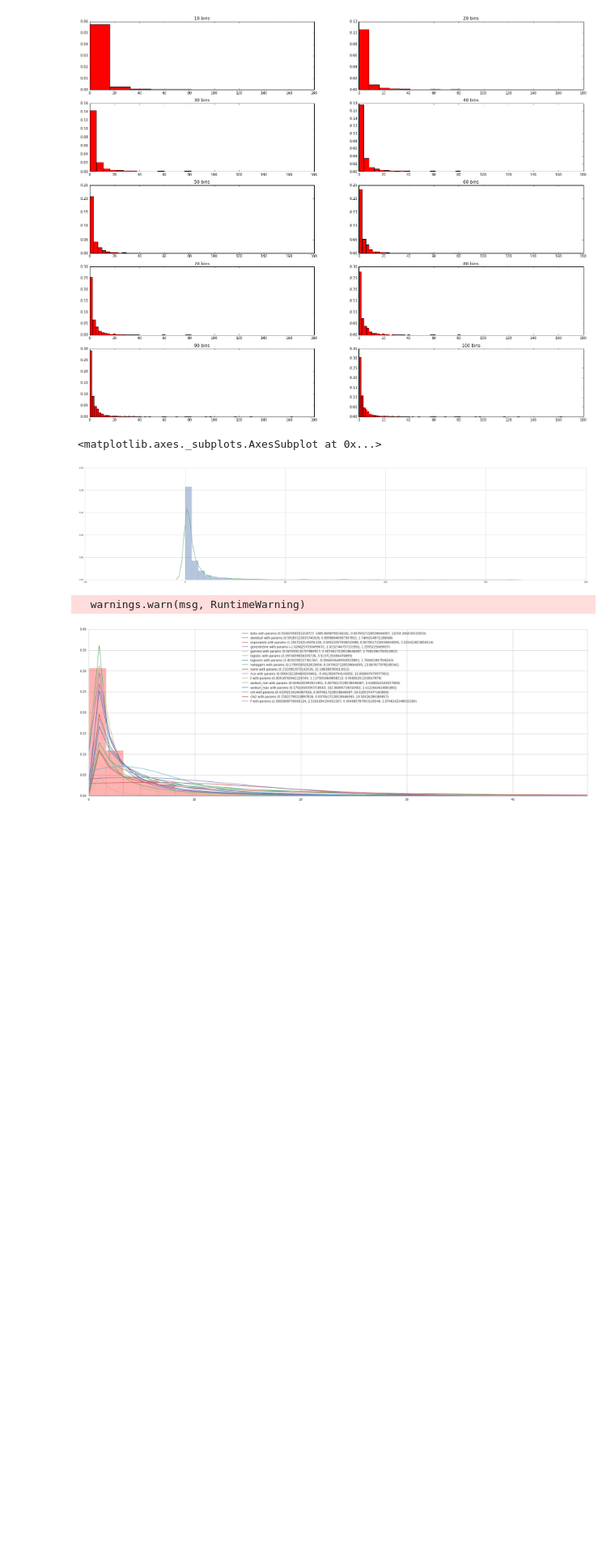
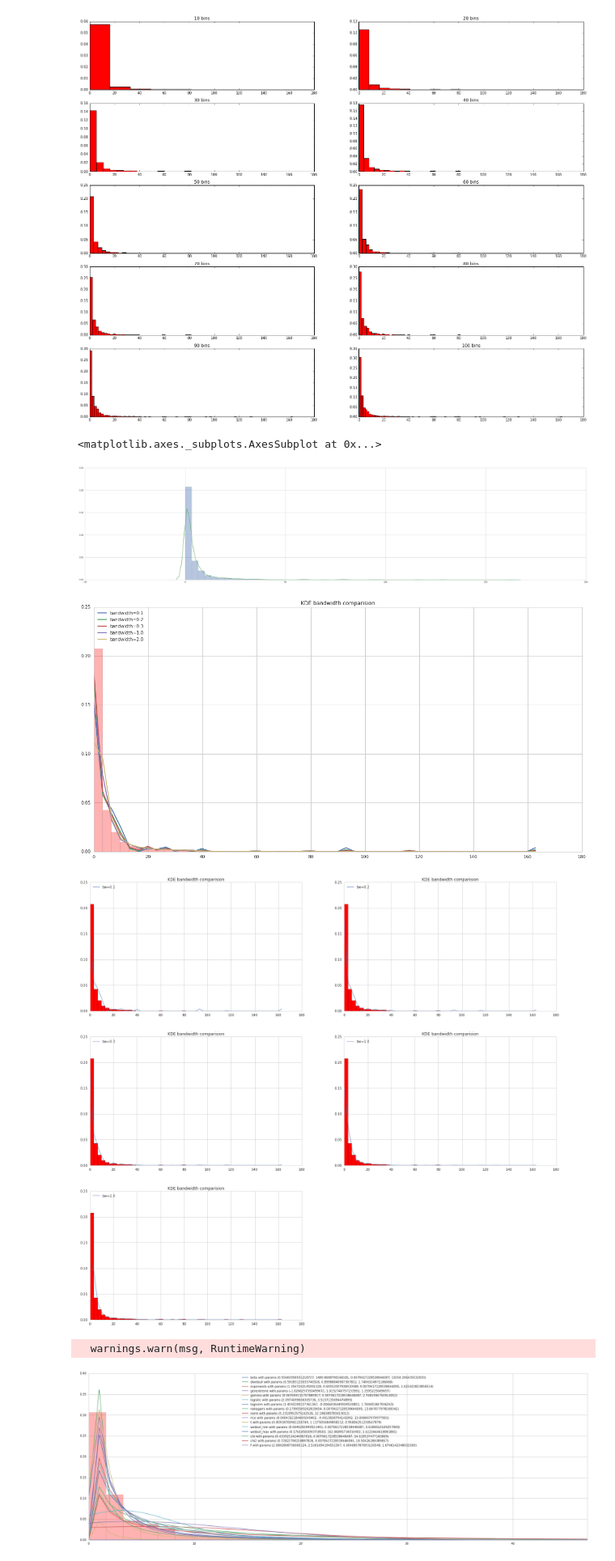
Before and after one commit to vipmax/PM, a Jupyter notebook: Probabilistic Modelling Notebook.ipynb, the cells around one changed output. Shown at 81% size. Saved outputs shown, nothing was run; the diff lists cells and outputs as text; code cells hidden in the pictures; blank space fills up the shorter version.

```diff
--- a/Notebook.ipynb
+++ b/Probabilistic Modelling Notebook.ipynb
@@ -65,6 +77,46 @@ sns.kdeplot(sample,bw=1.5)
 # %% [output]
 <matplotlib.axes._subplots.AxesSubplot at 0x...>
 [figure]
+# %%
+def kde_sklearn(x, x_grid, bandwidth=0.2, **kwargs):
+    """Kernel Density Estimation with Scikit-learn"""
+    from sklearn.neighbors import KernelDensity
+    kde_skl = KernelDensity(bandwidth=bandwidth, **kwargs)
+    kde_skl.fit(x[:, np.newaxis])
+    # score_samples() returns the log-likelihood of the samples
+    log_pdf = kde_skl.score_samples(x_grid[:, np.newaxis])
+    return np.exp(log_pdf)
+
+
+x_grid = np.linspace(sample.min(), sample.max())
+
+fig = plt.figure(3, figsize=(20, 10))
+ax = fig.add_subplot(111)
+
+bandwidths = [0.1, 0.2, 0.3, 1.0, 2.0]
+
+for bandwidth in bandwidths:
+    ax.plot(x_grid, kde_sklearn(sample, x_grid, bandwidth=bandwidth), label='bandwidth={0}'.format(bandwidth), linewidth=2)
+ax.hist(sample, 50, fc='red', alpha=0.3, normed=True)
+ax.legend(loc='upper left')
+plt.title('KDE bandwidth comparision')
+plt.show()
+
+
+fig = plt.figure(4, figsize=(25, 40))
+i = 1
+for bandwidth in bandwidths:
+    plt.subplot(5, 2, i)
+    plt.plot(x_grid, kde_sklearn(sample, x_grid, bandwidth=bandwidth), label='bw={0}'.format(bandwidth), linewidth=2, alpha=0.5)
+    plt.hist(sample, 50, fc='red', normed=True)
+    plt.legend(loc='upper left')
+    plt.title('KDE bandwidth comparision')
+    i += 1
+
+plt.show()
+# %% [output]
+[figure, added]
+[figure, added]
 # %%
 # plotting distributions
 import matplotlib.pyplot as plt
```
Also changed, not shown: parts of 11 cells of this notebook, 4 other files.
